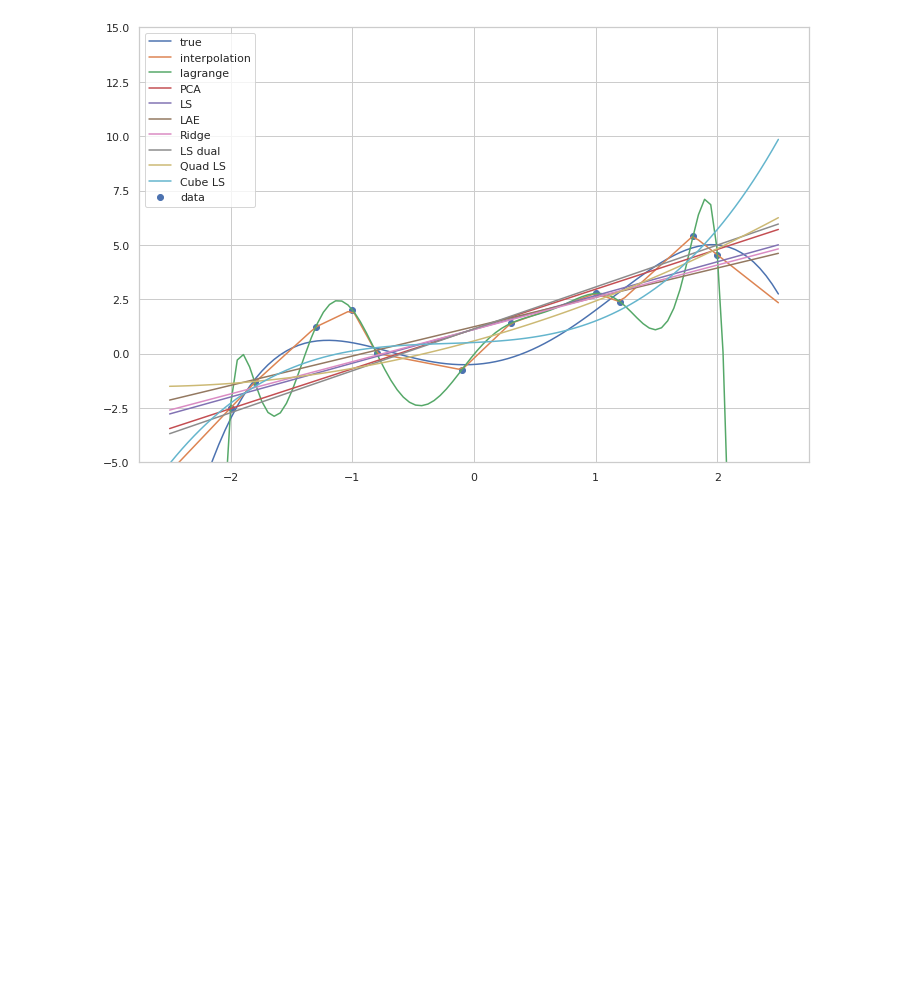
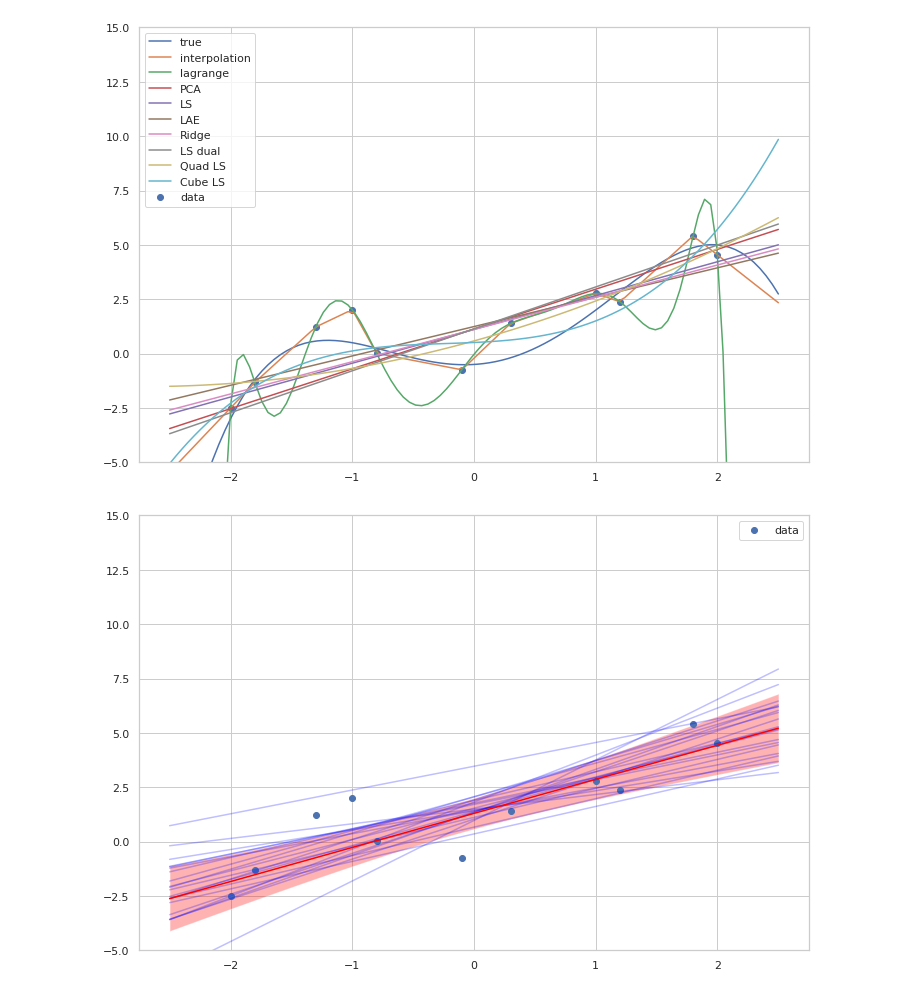
Before and after one commit to mrksr/phd-thesis, a Jupyter notebook: notebooks/10_polynomial_interpolation.ipynb, the cells around one changed output. Drawn from its saved outputs; the diff is of its cells as text; code cells hidden in the pictures; blank space fills up the shorter version.

Commit message:
Clean up linear posteriors

```diff
--- a/notebooks/10_polynomial_interpolation.ipynb
+++ b/notebooks/10_polynomial_interpolation.ipynb
@@ -199,0 +266,45 @@ plot_export.to_text(
+# %%
+samples_narrow, _ = run_mcmc(log_joint_likelihood_narrow)
+samples_broad, _ = run_mcmc(log_joint_likelihood_broad)
+# %%
+def plot_samples(samples):
+    ws, bs, sigams = samples
+
+    ixs = np.random.choice(len(ws), size=[20])
+    for ix in ixs:
+        plt.plot(
+            Xt,
+            linear_model(Xt, ws[ix], bs[ix]),
+            c='blue',
+            alpha=.25,
+        )
+
+    Yts = linear_model(Xt, ws[:, None, None], bs[:, None, None])
+    Yt_mean = tf.reduce_mean(Yts, axis=0)
+    Yt_std = tf.math.reduce_std(Yts, axis=0)
+    plt.plot(
+        Xt,
+        tf.reduce_mean(Yts, axis=0),
+        c='red'
+    )
+
+    plt.fill_between(
+        Xt[..., 0],
+        Yt_mean[..., 0] - Yt_std[..., 0],
+        Yt_mean[..., 0] + Yt_std[..., 0],
+        facecolor='red',
+        alpha=.3,
+    )
+
+    plt.scatter(
+        X,
+        Y + E,
+        label='data'
+    )
+
+    plt.ylim(-5., 15.)
+    plt.legend()
+# %%
+plot_samples(samples_broad)
+# %% [output]
+[figure, added]
```
Also changed, not shown: parts of 10 cells of this notebook, 8 other files.
